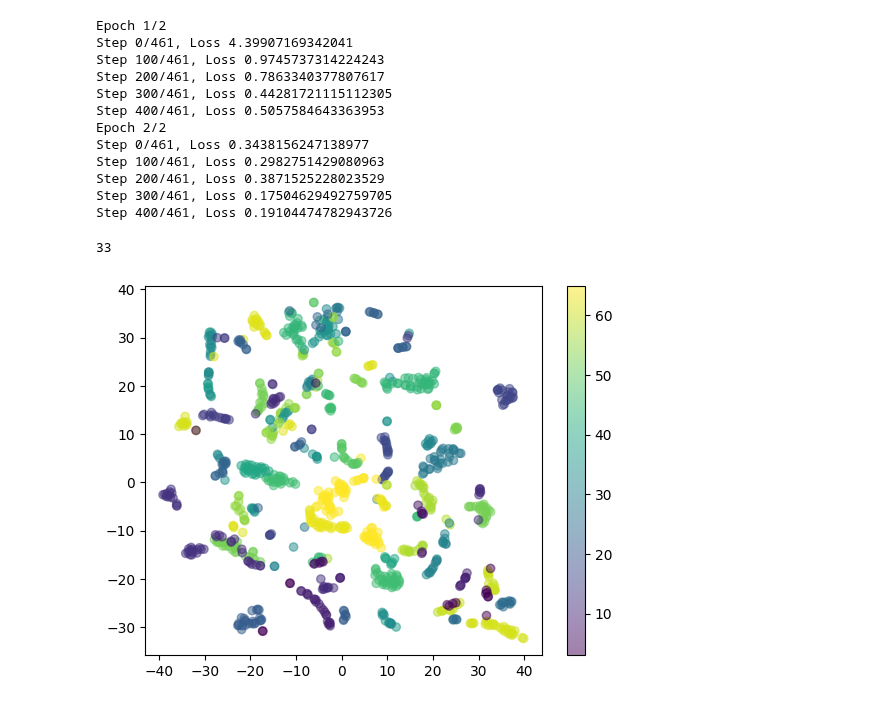
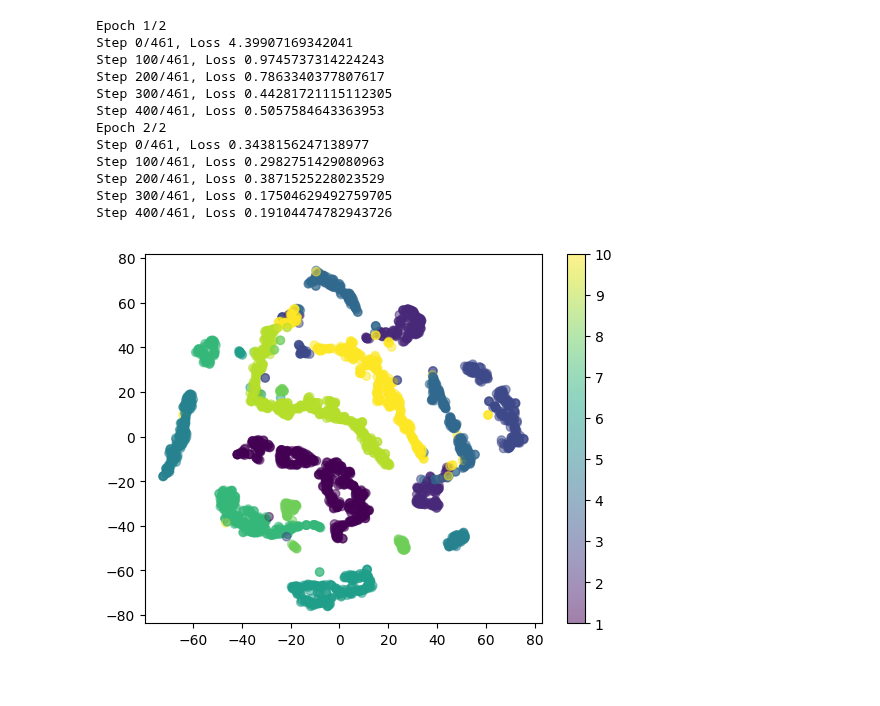
Before and after one commit to raaifhadadi/FYP, a Jupyter notebook: PTB_XL_SimCLR.ipynb, the cells around one changed output. Saved outputs shown, nothing was run; the diff lists cells and outputs as text; code cells hidden in the pictures.

Commit message:
get better TSNE for PTB-XL BARD latent rep

```diff
--- a/PTB_XL_SimCLR.ipynb
+++ b/PTB_XL_SimCLR.ipynb
@@ -293,6 +293,6 @@ model.save('resnet10_simclr_model.h5')
 # TSNE Visualization of embeddings
 # %%
 # load model
-model = keras.models.load_model('models/simclr_model.h5')
+model = keras.models.load_model('model-weights/simclr_model.h5')
 # %% [output]
 WARNING:tensorflow:No training configuration found in the save file, so the model was *not* compiled. Compile it manually.
@@ -578,23 +566,30 @@ Step 400/461, Loss 0.19104474782943726
 # %%
 # tsne
 from sklearn.manifold import TSNE
 import matplotlib.pyplot as plt
 
 def plot_tsne(model, signals, labels):
     representations = model(signals)
-    tsne = TSNE(n_components=2, perplexity=30, n_iter=1000)
+    tsne = TSNE(n_components=2, perplexity=20, n_iter=1000)
     tsne_transformed = tsne.fit_transform(representations)
     # show a key of colour to label
     plt.scatter(tsne_transformed[:, 0], tsne_transformed[:, 1], c=labels, cmap='viridis', alpha=0.5)
     plt.colorbar()
     plt.show()
 
 
+
+
 # labels_Norm = [0 if "CD" in x else 1 for x in Y_train_text[:1000]]
 # labels_Norm = [0 if len(x)==0 else 1 for x in Z_HB_text[:1000]]
-labels = ecgs_HB_patients[:1000]
+# labels = ecgs_HB_patients[:1000]
 
-plot_tsne(model, ecgs_HB[:1000], labels=labels)
+# get all ecgs of patinets 1-10
+ecgs_HB_1_10 = ecgs_HB[np.where(ecgs_HB_patients <= 10)]
+labels = ecgs_HB_patients[np.where(ecgs_HB_patients <= 10)]
+
+
+# plot_tsne(model, ecgs_HB[:1000], labels=labels)
+plot_tsne(model, ecgs_HB_1_10, labels=labels)
 # %% [output]
-33
-[figure, old version]
+[figure, new version]
```
Also changed, not shown: parts of 4 cells of this notebook.
